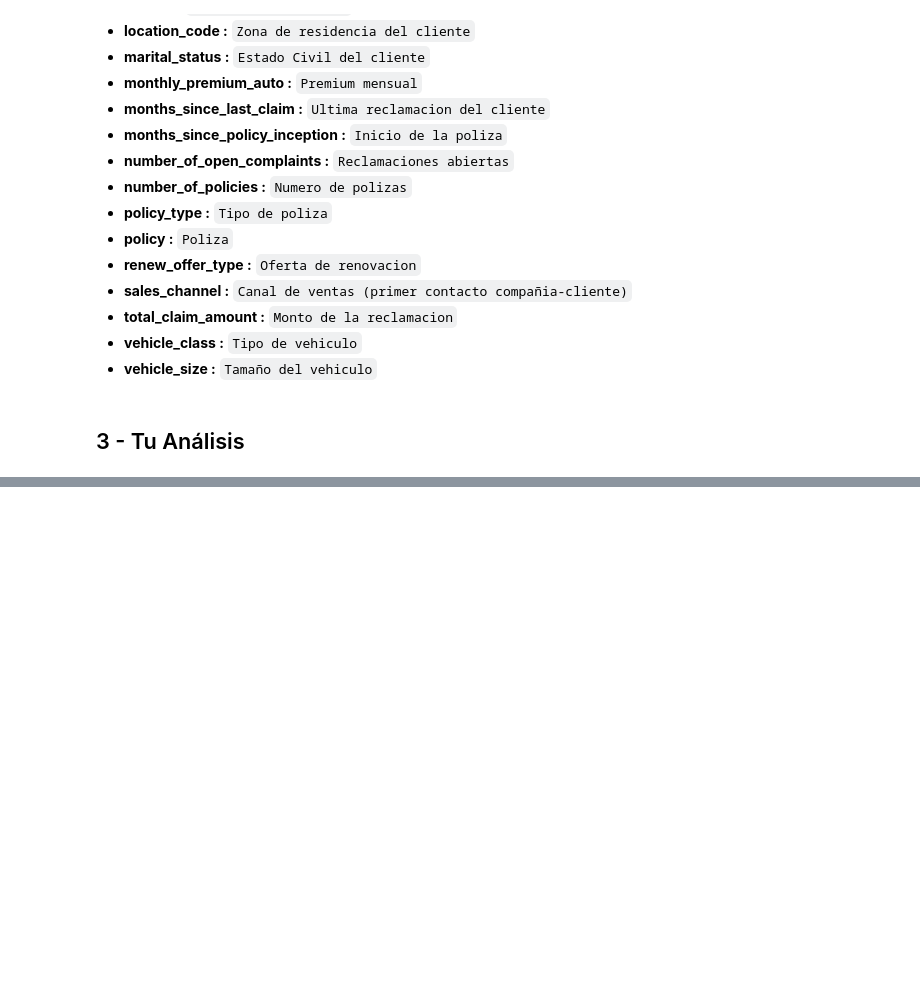
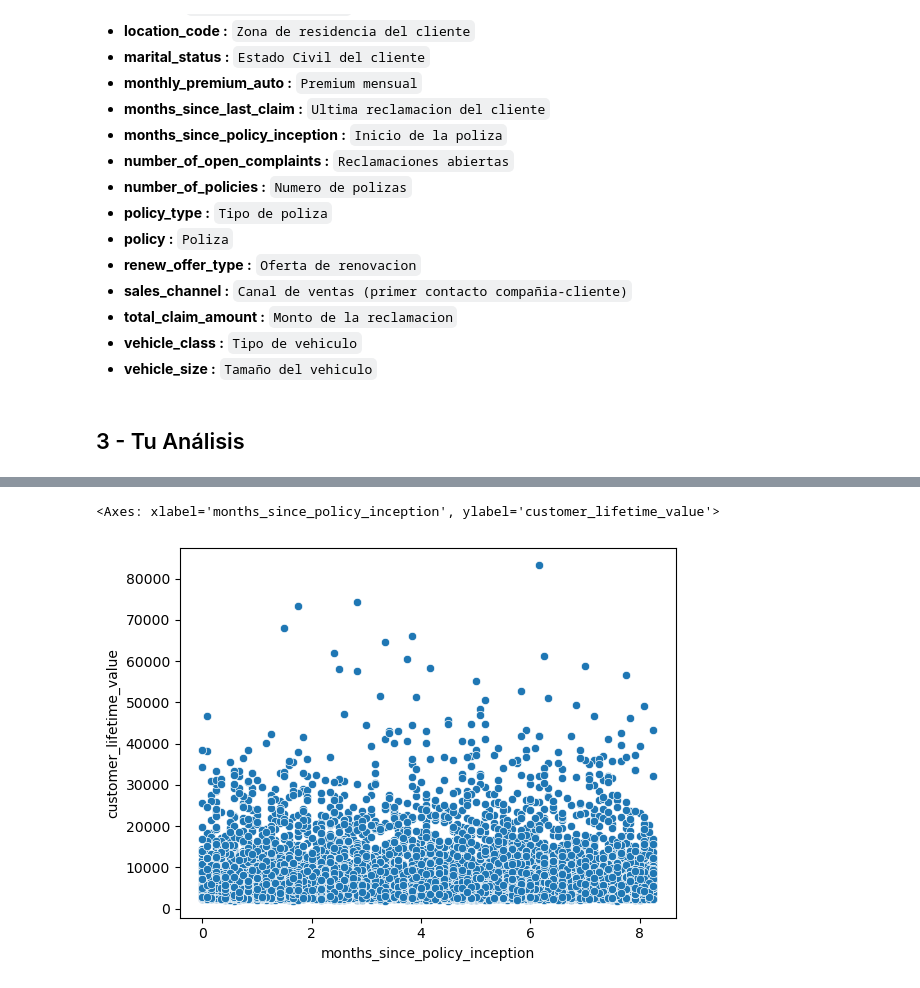
Before and after one commit to GammaTechData/Challenge-4_Real_business_case, a Jupyter notebook: main.ipynb, the cells around one changed output, grey strips where cells are left out. Cells and saved outputs as stored; diff of their text form; code cells hidden in the pictures; blank space fills up the shorter version.

```diff
--- a/main.ipynb
+++ b/main.ipynb
@@ -67,2 +92,4 @@ data.head()
 # %%
 # Tu trabajo aquí
+# %%
+df = data.copy()
@@ -68,0 +180,2 @@ data.head()
+# %%
+df['month'] = pd.DatetimeIndex(df['effective_to_date']).month
@@ -68,0 +241,9 @@ data.head()
+# %%
+#6. Valor de vida del cliente vs edad
+edad = df.months_since_policy_inception/12
+clv2 = df.customer_lifetime_value
+
+sns.scatterplot(x=edad, y=clv2, data=df)
+# %% [output]
+<Axes: xlabel='months_since_policy_inception', ylabel='customer_lifetime_value'>
+[figure, added]
```
Also changed, not shown: parts of 35 cells of this notebook.
